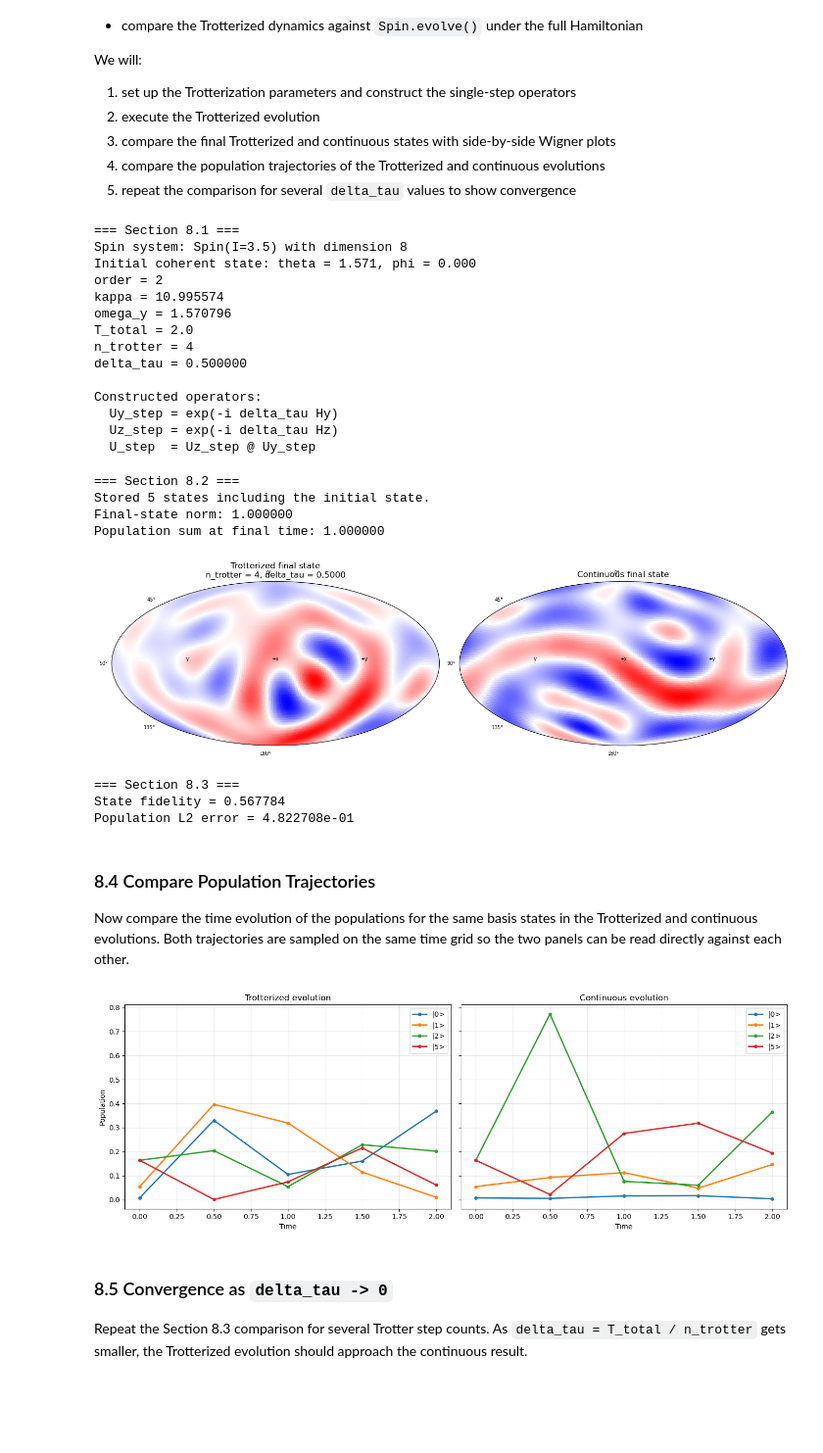
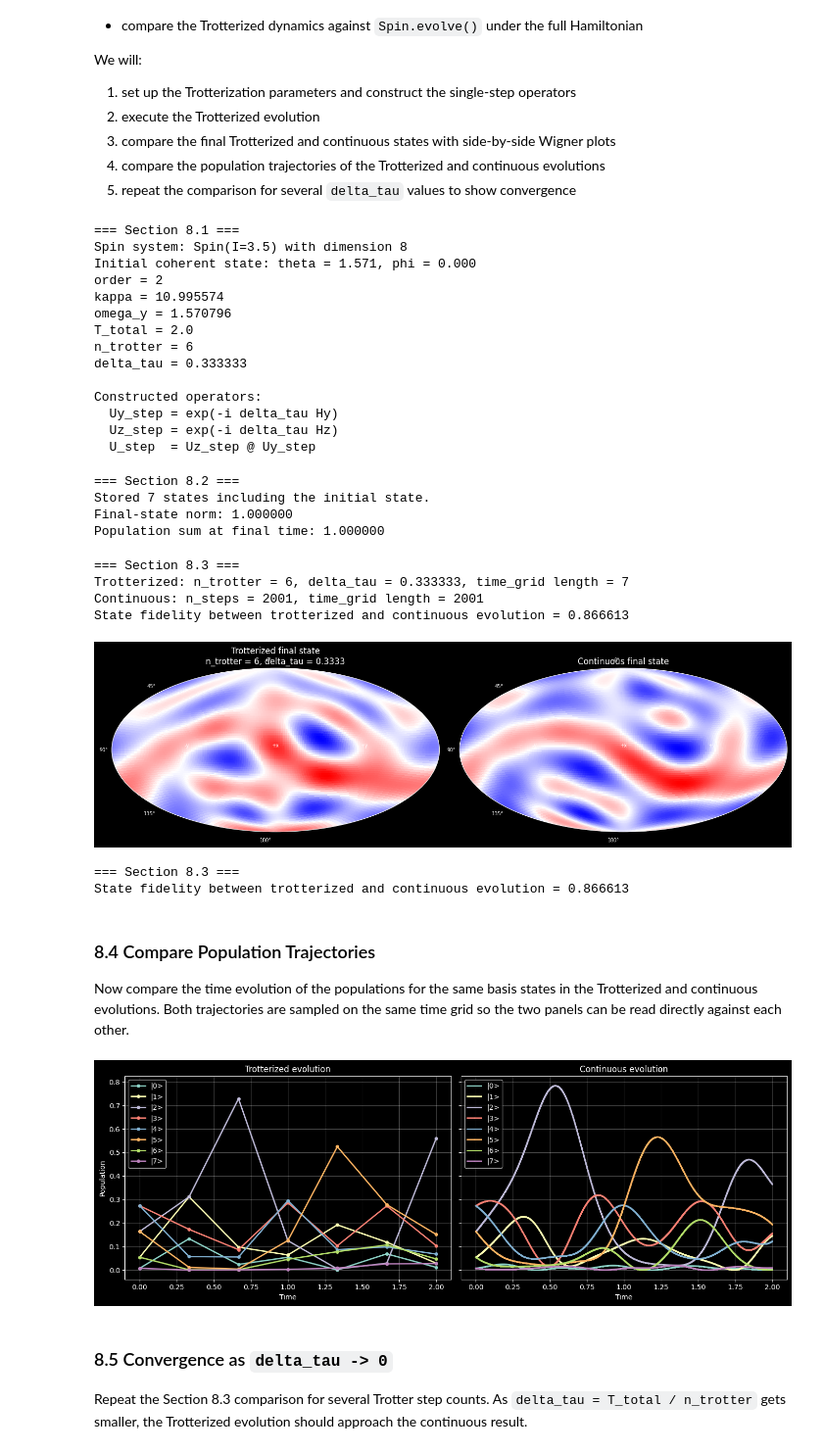
Before and after one commit to arjenvaartjes/Psyduck, a Jupyter notebook: examples/chaosqkt/ChaosQKT_psyduck.ipynb, the cells around one changed output. Shown at 98% size. Saved outputs shown, nothing was run; the diff lists cells and outputs as text; code cells hidden in the pictures; blank space fills up the shorter version.

```diff
--- a/examples/chaosqkt/ChaosQKT_psyduck.ipynb
+++ b/examples/chaosqkt/ChaosQKT_psyduck.ipynb
@@ -497,9 +568,8 @@ order = 2
 kappa = 3.5 * np.pi # Iz kick strength.
 omega_y = np.pi / 2 # Y-drive strength in the Hamiltonian Hy = -omega_drive * Iy.
 T_total = 2.0
-n_trotter = 4
+n_trotter = 6
 delta_tau = T_total / n_trotter #Trotter time step.
-time_grid = np.linspace(0, T_total, n_trotter + 1)
 
 Hz = Hz_order(kappa, order, I)  # Higher-order Z Hamiltonian term.
 Hy = -omega_y * Iy
@@ -532,8 +602,8 @@ order = 2
 kappa = 10.995574
 omega_y = 1.570796
 T_total = 2.0
-n_trotter = 4
-delta_tau = 0.500000
+n_trotter = 6
+delta_tau = 0.333333
 
 Constructed operators:
   Uy_step = exp(-i delta_tau Hy)
@@ -552,23 +622,38 @@ print(f"Final-state norm: {psi_trotter_final.norm():.6f}")
 print(f"Population sum at final time: {trotter_populations[-1].sum():.6f}")
 # %% [output]
 === Section 8.2 ===
-Stored 5 states including the initial state.
+Stored 7 states including the initial state.
 Final-state norm: 1.000000
 Population sum at final time: 1.000000
 # %%
 # Section 8.3: Compare Trotterized and Continuous Evolution
 
-continuous_series = qkt.run_continuous_evolution(psi0, H_total, I, T_total, n_trotter)
+# Create independent time grid for continuous evolution
+# with discretization independent from the Trotterized time steps
+continuous_num_steps = int(T_total / 1e-3) + 1
+
+# Run continuous evolution with independent time sampling
+continuous_series = qkt.run_continuous_evolution(psi0, H_total, I, T_total, continuous_num_steps-1)
 psi_continuous_trajectory = continuous_series.states
 continuous_populations = continuous_series.populations()
 psi_continuous_final = psi_continuous_trajectory[-1]
-
-comparison_fidelity = qt.fidelity(psi_trotter_final, psi_continuous_final)
-population_error = np.linalg.norm(
-    qkt.state_populations(psi_trotter_final) - qkt.state_populations(psi_continuous_final)
-)
+# %%
+time_grid = np.linspace(0, T_total, n_trotter + 1)
+continuous_time_grid = np.linspace(0, T_total, continuous_num_steps)
+comparison_fidelity = qt.fidelity(psi_trotter_final, psi_continuous_final)
+
+print("=== Section 8.3 ===")
+print(f"Trotterized: n_trotter = {n_trotter}, delta_tau = {delta_tau:.6f}, time_grid length = {len(time_grid)}")
+print(f"Continuous: n_steps = {int(T_total / 1e-3) + 1}, time_grid length = {len(continuous_time_grid)}")
+print(f"State fidelity between trotterized and continuous evolution = {comparison_fidelity:.6f}")
+# %% [output]
+=== Section 8.3 ===
+Trotterized: n_trotter = 6, delta_tau = 0.333333, time_grid length = 7
+Continuous: n_steps = 2001, time_grid length = 2001
+State fidelity between trotterized and continuous evolution = 0.866613
 # %%
 fig, axes = plt.subplots(1, 2, figsize=(14, 5), subplot_kw={'projection': 'hammer'})
+
 
 wigner_plot_hammer(
     psi_trotter_final,
@@ -597,42 +682,36 @@ plt.tight_layout()
 plt.show()
 
 print("=== Section 8.3 ===")
-print(f"State fidelity = {comparison_fidelity:.6f}")
-print(f"Population L2 error = {population_error:.6e}")
+print(f"State fidelity between trotterized and continuous evolution = {comparison_fidelity:.6f}")
 # %% [output]
-[figure, old version]
+[figure, new version]
 === Section 8.3 ===
-State fidelity = 0.567784
-Population L2 error = 4.822708e-01
+State fidelity between trotterized and continuous evolution = 0.866613
 # %% [markdown]
 ### 8.4 Compare Population Trajectories
 
 Now compare the time evolution of the populations for the same basis states in the Trotterized and continuous evolutions. Both trajectories are sampled on the same time grid so the two panels can be read directly against each other.
 # %%
 # Section 8.4: Population Evolution of Trotterized vs Continuous Dynamics
-
-level_peaks = np.maximum(trotter_populations.max(axis=0), continuous_populations.max(axis=0))
-key_indices = sorted(np.argsort(level_peaks)[-4:])
-
 fig, axes = plt.subplots(1, 2, figsize=(14, 5), sharey=True)
 
-for idx in key_indices:
+for idx in np.array(np.arange(8)):
     axes[0].plot(time_grid, trotter_populations[:, idx], 'o-', linewidth=2, markersize=4, label=f'|{idx}>')
-    axes[1].plot(time_grid, continuous_populations[:, idx], 'o-', linewidth=2, markersize=4, label=f'|{idx}>')
+    axes[1].plot(continuous_time_grid, continuous_populations[:, idx], 'o-', linewidth=2, markersize=1, label=f'|{idx}>')
 
 axes[0].set_title('Trotterized evolution')
 axes[1].set_title('Continuous evolution')
 
 for ax in axes:
     ax.set_xlabel('Time')
     ax.grid(True, alpha=0.3)
     ax.legend()
 
 axes[0].set_ylabel('Population')
 plt.tight_layout()
 plt.show()
 # %% [output]
-[figure, old version]
+[figure, new version]
 # %% [markdown]
 ### 8.5 Convergence as `delta_tau -> 0`
 
```
Also changed, not shown: parts of 24 cells of this notebook, 11 other files.
